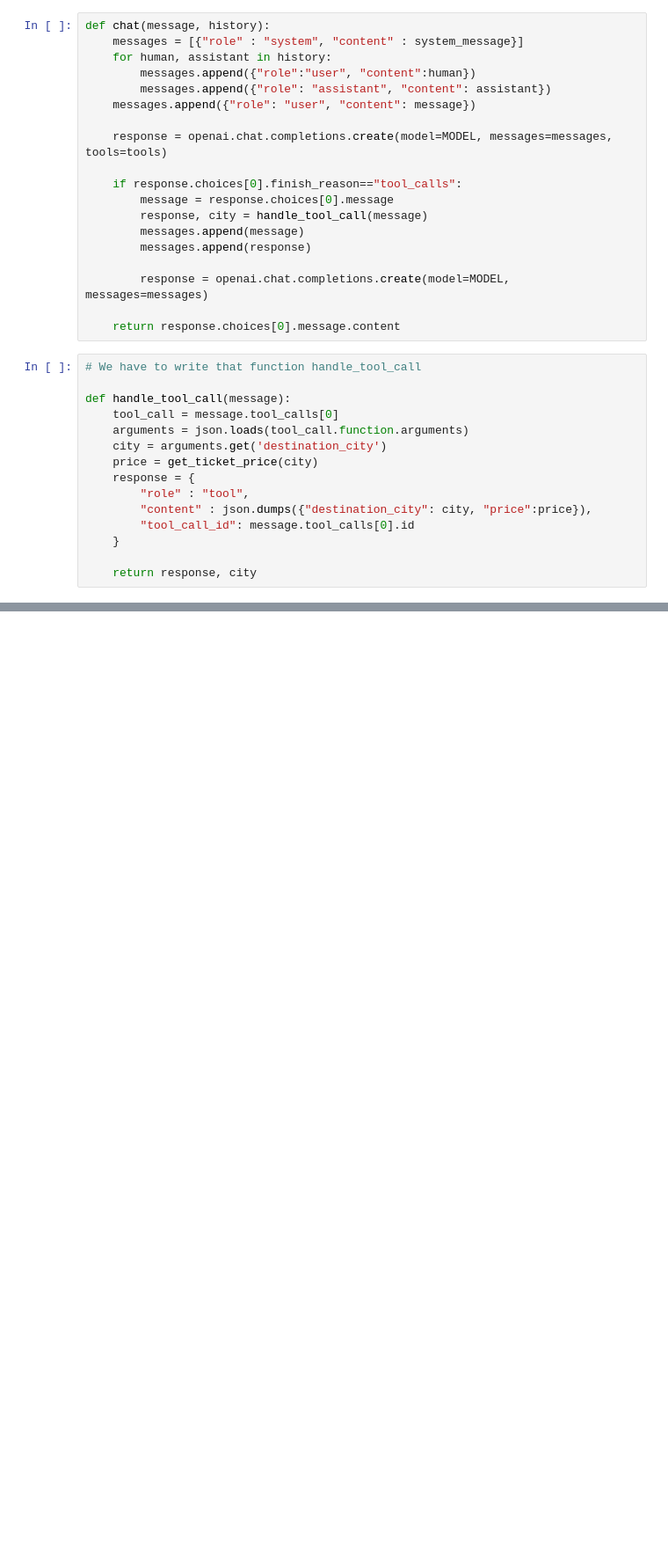
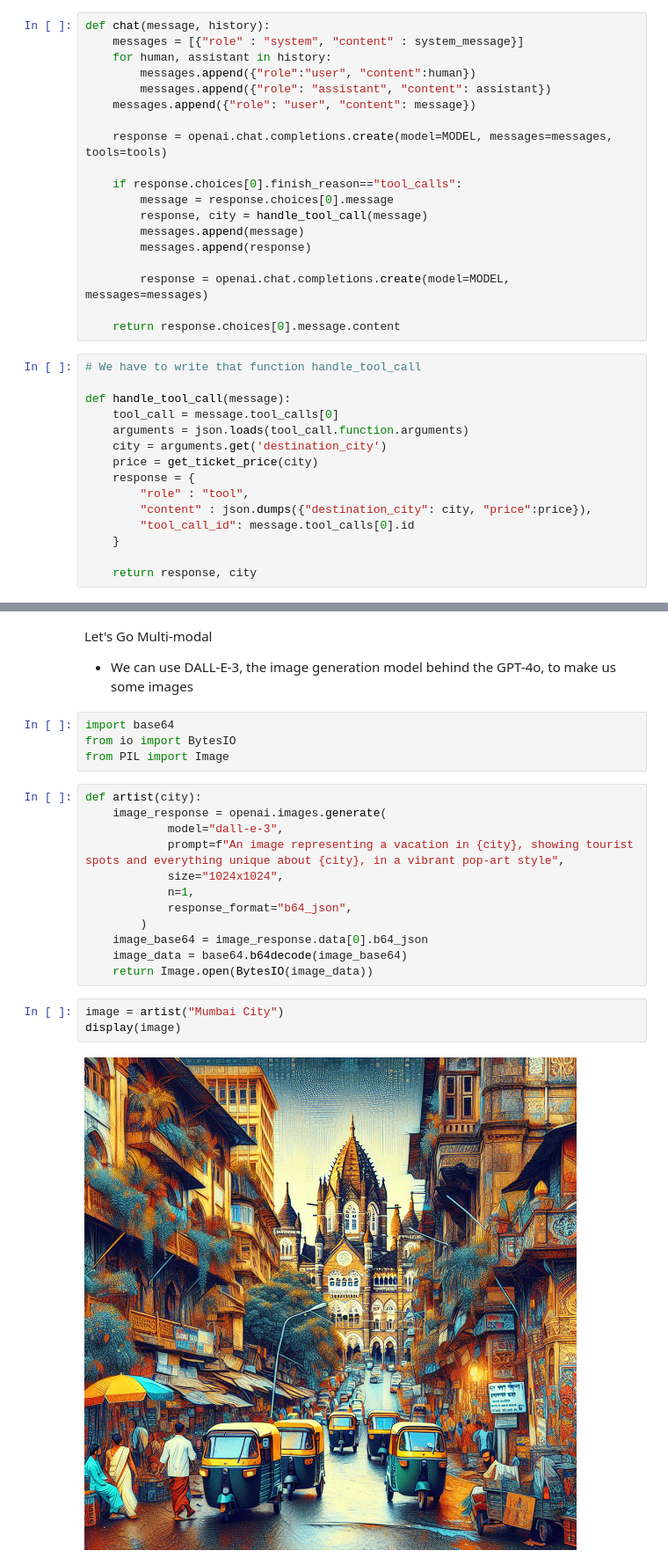
Before and after one commit to morekajal/CodeWithGenerativeAI, a Jupyter notebook: LLM_Engineer/06_airline_chatbot.ipynb, the cells around one changed output, grey strips where cells are left out. Shown at 88% size. Drawn from its saved outputs; the diff is of its cells as text; blank space fills up the shorter version.

Commit message:
Complete development text/image/audio improvements

```diff
--- a/LLM_Engineer/06_airline_chatbot.ipynb
+++ b/LLM_Engineer/06_airline_chatbot.ipynb
@@ -116,0 +116,24 @@ Tool get_ticket_price called for Shirdi
+# %% [markdown]
+Let's Go Multi-modal
+- We can use DALL-E-3, the image generation model behind the GPT-4o, to make us some images
+# %%
+import base64
+from io import BytesIO
+from PIL import Image
+# %%
+def artist(city):
+    image_response = openai.images.generate(
+            model="dall-e-3",
+            prompt=f"An image representing a vacation in {city}, showing tourist spots and everything unique about {city}, in a vibrant pop-art style",
+            size="1024x1024",
+            n=1,
+            response_format="b64_json",
+        )
+    image_base64 = image_response.data[0].b64_json
+    image_data = base64.b64decode(image_base64)
+    return Image.open(BytesIO(image_data))
+# %%
+image = artist("Mumbai City")
+display(image)
+# %% [output]
+[figure, added]
```
Also changed, not shown: parts of 4 cells of this notebook.
